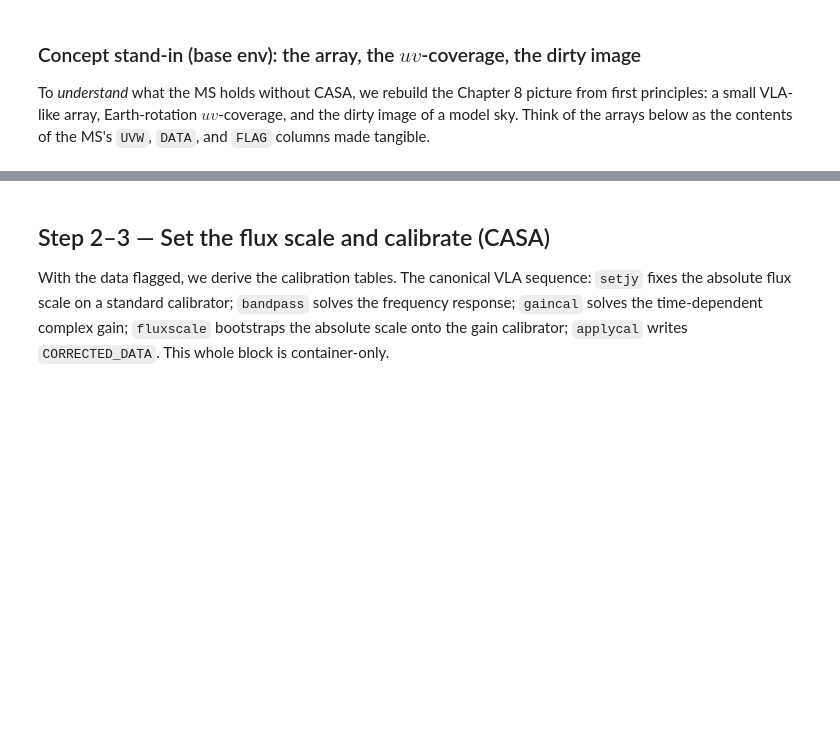
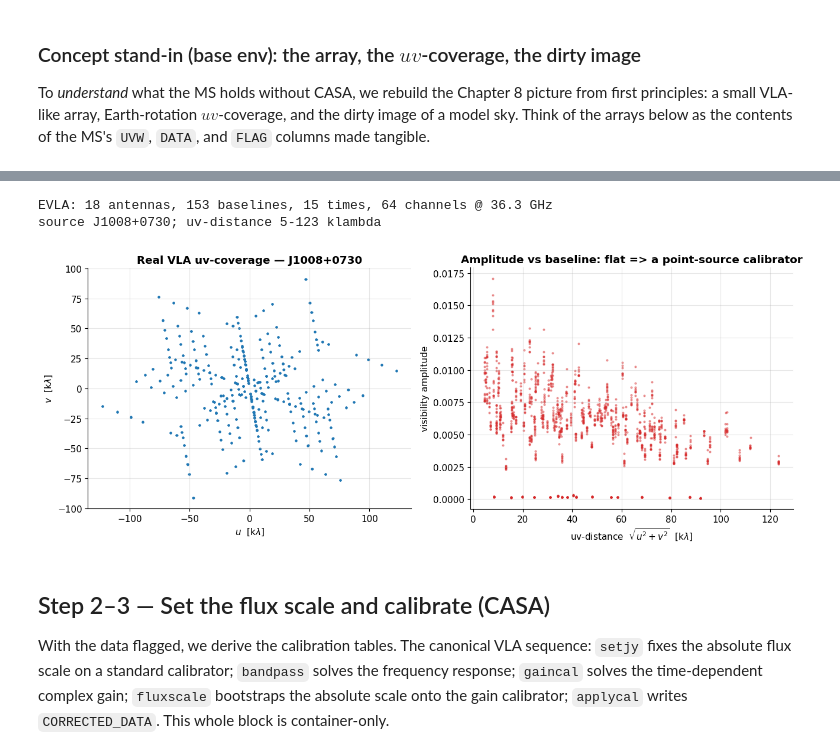
Before and after one commit to joebarbere/jansky, a Jupyter notebook: notebooks/12_vla_imaging.ipynb, the cells around one changed output, grey strips where cells are left out. Saved outputs shown, nothing was run; the diff lists cells and outputs as text; code cells hidden in the pictures; blank space fills up the shorter version.

```diff
--- a/notebooks/12_vla_imaging.ipynb
+++ b/notebooks/12_vla_imaging.ipynb
@@ -331,3 +366,52 @@ plt.show()
+# %%
+# Genuine VLA visibilities from a real UVFITS, read with pyuvdata -- the actual
+# UVW / DATA columns of a Measurement Set, no CASA container needed. Guarded
+# behind the `formats` extra + a one-time ~4 MB download.
+try:
+    from pyuvdata import UVData
+
+    from jansky import data
+
+    uvd = UVData()
+    uvd.read(str(data.fetch("vla-uvfits")))
+    src = next(iter(uvd.phase_center_catalog.values()))["cat_name"]
+    nu = float(uvd.freq_array.flatten().mean())
+    wav = 299792458.0 / nu  # wavelength [m]
+
+    # UVW is stored in metres; divide by wavelength for u, v in kilo-lambda.
+    uu = uvd.uvw_array[:, 0] / wav / 1e3
+    vv = uvd.uvw_array[:, 1] / wav / 1e3
+    uvdist = np.hypot(uu, vv)
+    # Amplitude over the parallel-hand polarisations, band-averaged per baseline.
+    par = np.isin(uvd.polarization_array, [-1, -2, -5, -6])  # RR/LL or XX/YY
+    amp = np.abs(uvd.data_array[:, :, par]).reshape(uvd.Nblts, -1).mean(axis=1)
+
+    print(f"{uvd.telescope.name}: {uvd.Nants_data} antennas, {uvd.Nbls} baselines, "
+          f"{uvd.Ntimes} times, {uvd.Nfreqs} channels @ {nu / 1e9:.1f} GHz")
+    print(f"source {src}; uv-distance {uvdist.min():.0f}-{uvdist.max():.0f} klambda")
+
+    fig, (axuv, axamp) = plt.subplots(1, 2, figsize=(13, 5.2))
+    axuv.scatter(uu, vv, s=3, color="#1f77b4", alpha=0.5)
+    axuv.scatter(-uu, -vv, s=3, color="#1f77b4", alpha=0.5)  # Hermitian conjugates
+    axuv.set_xlabel(r"$u$  [k$\lambda$]")
+    axuv.set_ylabel(r"$v$  [k$\lambda$]")
+    axuv.set_title(f"Real VLA uv-coverage — {src}")
+    axuv.set_aspect("equal")
+
+    axamp.scatter(uvdist, amp, s=4, color="#d62728", alpha=0.4)
+    axamp.set_xlabel(r"uv-distance  $\sqrt{u^2+v^2}$  [k$\lambda$]")
+    axamp.set_ylabel("visibility amplitude")
+    axamp.set_title("Amplitude vs baseline: flat => a point-source calibrator")
+    plt.tight_layout()
+    plt.show()
+except Exception as exc:
+    print(f"(Real VLA visibilities skipped: {type(exc).__name__}: {exc})")
+    print("Install the `formats` extra (`uv sync --extra formats`) and re-run "
+          "(needs a one-time ~4 MB download).")
+# %% [output]
+EVLA: 18 antennas, 153 baselines, 15 times, 64 channels @ 36.3 GHz
+source J1008+0730; uv-distance 5-123 klambda
+[figure, added]
 # %% [markdown]
 ## Step 2–3 — Set the flux scale and calibrate (CASA)
 
```
Also changed, not shown: parts of 14 cells of this notebook, 3 other files.
